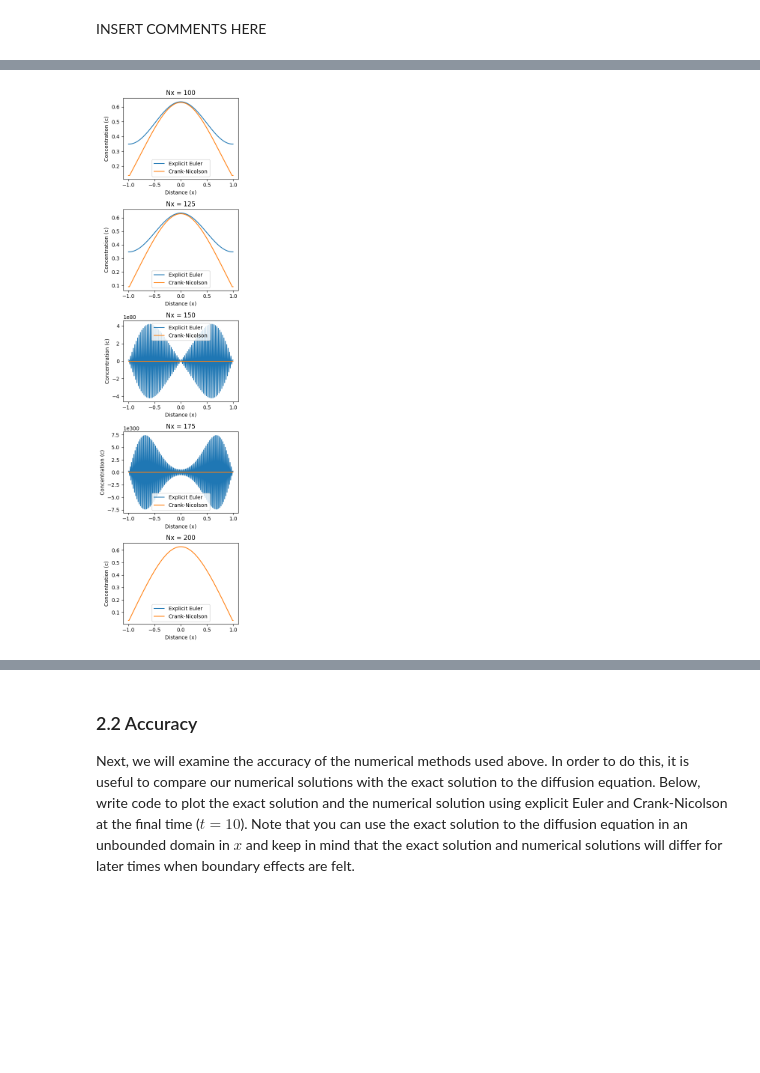
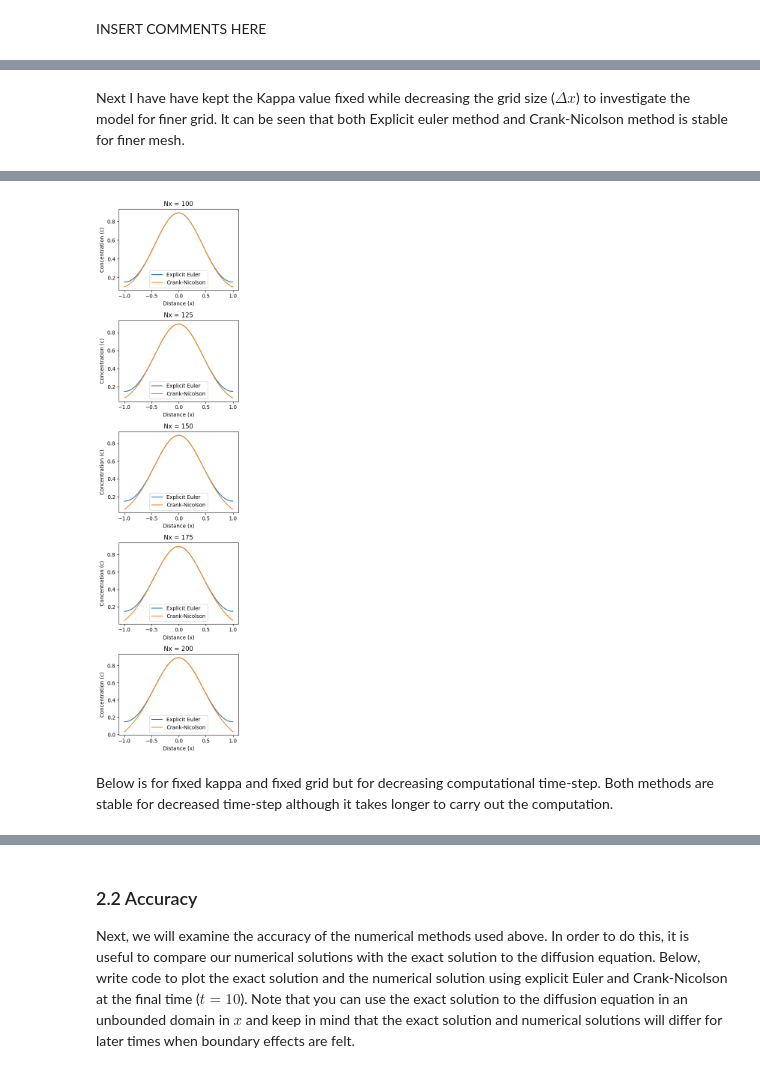
Before and after one commit to ApoorvaAladalli/QCES, a Jupyter notebook: Project1_numerical_methods.ipynb, the cells around one changed output, grey strips where cells are left out. Saved outputs shown, nothing was run; the diff lists cells and outputs as text; code cells hidden in the pictures; blank space fills up the shorter version.

```diff
--- a/Project1_numerical_methods.ipynb
+++ b/Project1_numerical_methods.ipynb
@@ -230,7 +233,10 @@ Crank-Nicolson method took 0.07 seconds
 [figure]
+# %% [markdown]
+Next I have have kept the Kappa value fixed while decreasing the grid size ($\Delta x$) to investigate the model for finer grid.
+It can be seen that both Explicit euler method and Crank-Nicolson method is stable for finer mesh.
 # %%
 # Defining parameters
-kappa = 0.01  # Fixed kappa value
+kappa = 0.005  # Fixed kappa value
 Nx_values = [100 + i * 25 for i in range(5)]  # Varying Nx
 
 # Timestepping parameters
@@ -284,4 +290,6 @@ Crank-Nicolson method took 0.19 seconds
-[figure, old version]
+[figure, new version]
+# %% [markdown]
+Below is for fixed kappa and fixed grid but for decreasing computational time-step. Both methods are stable for decreased time-step although it takes longer to carry out the computation.
 # %%
 # Defining parameters
 kappa = 0.01  # Fixed kappa value
```
Also changed, not shown: parts of 13 cells of this notebook.
